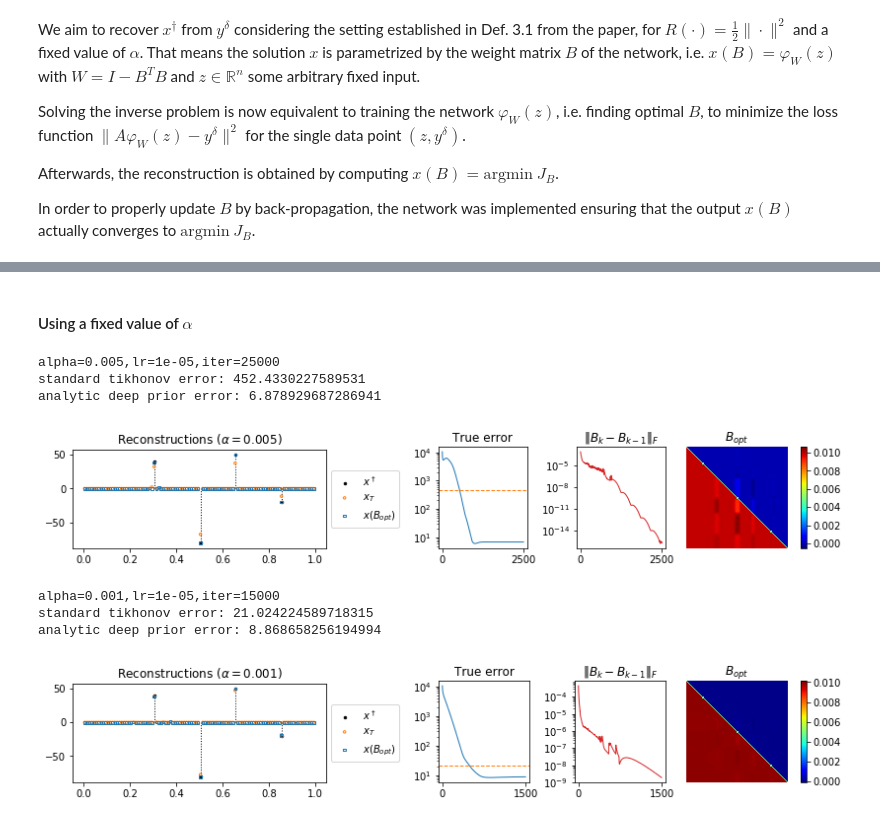
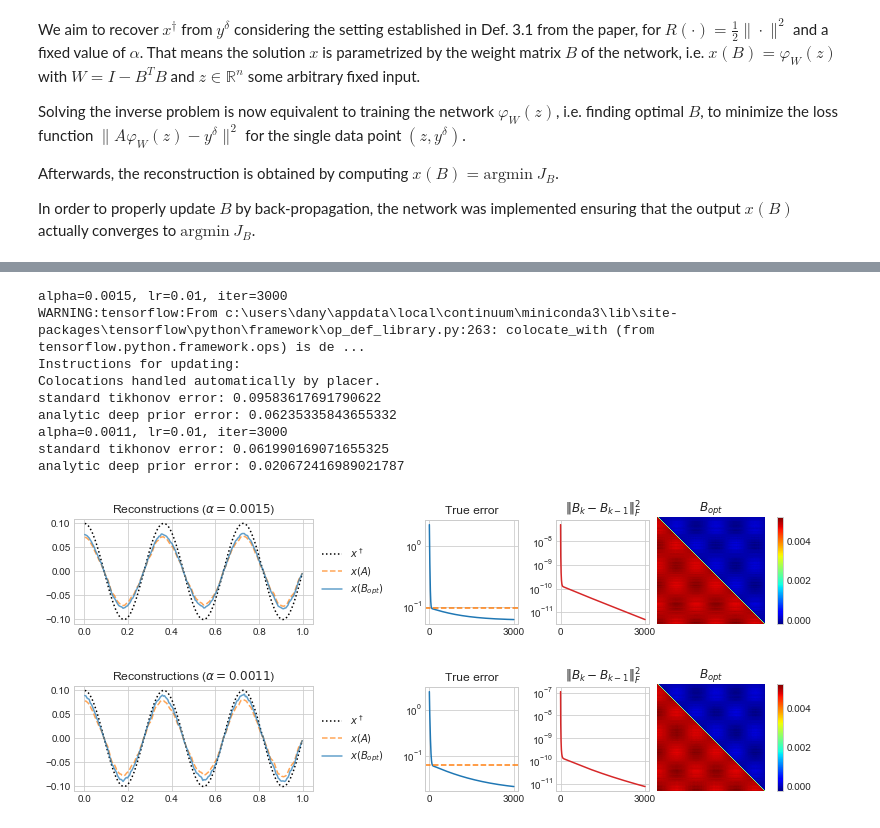
Before and after one commit to oterobaguer/analytic-deep-prior, a Jupyter notebook: analytic_deep_prior.ipynb, the cells around one changed output, grey strips where cells are left out. Cells and saved outputs as stored; diff of their text form; code cells hidden in the pictures.

```diff
--- a/analytic_deep_prior.ipynb
+++ b/analytic_deep_prior.ipynb
@@ -155,9 +239,0 @@ We choose $x^\dagger \in \mathbb{R}^n$ to be one of its singular vectors $u$. Th
-# %%
-u, s, v = np.linalg.svd(A)
-x_true = v[5].reshape(-1, 1)
-
-fig = plt.figure(figsize=(5.5, 2.2))
-ax = fig.add_subplot(1, 1, 1)
-plot_true_solution(ax, pts, x_true)
-
-# plt.savefig('x_true_l2.pdf')
@@ -190,23 +248,13 @@ In order to properly update $B$ by back-propagation, the network was implemented
 # %%
-from misc import Callback
-from solvers import tikhonov_l2
-
-network_err = []
-
 def fixed_alpha_l2(alpha, lr, iters):
     z = np.random.normal(0, 0.1, size=x_true.shape)
     print('alpha={}, lr={}, iter={}'.format(alpha, lr, iters))
+
     callback = Callback(x_true=x_true)
-
-    x_deep = analytic_deep_prior(A, z=z, y_delta=y_delta, alpha=alpha, lam=1/L, train_alpha=False, iters=iters, lr=lr,
-                                 callback=callback, callback_interval=1)
-
-    err = list([penalty(callback.x_seq[i] - tikhonov_l2(callback.B_seq[i], y_delta, alpha)) for i in range(len(callback.B_seq))])
+    x_deep = analytic_deep_prior_l2(A, z=z, y_delta=y_delta, alpha=alpha, lam=1/L, iters=iters, lr=lr, callback=callback)
     x_tik = tikhonov_l2(A, y_delta, alpha)
 
     print('standard tikhonov error: {}'.format(penalty(x_tik - x_true)))
-    print('analytic deep prior error: {}'.format(penalty(x_deep - x_true)))
+    print('analytic deep prior error: {}'.format(penalty(x_deep.reshape(-1) - x_true)))
 
-    plot_summary_fixed(pts, A, x_true=x_true, x_seq=callback.x_seq, x_ref=x_tik, B_seq=callback.B_seq, alpha=alpha)
-
-    return err
+    plot_summary_fixed_alpha(pts, A, x_true=x_true, x_seq=callback.x_seq, x_ref=x_tik, B_seq=callback.B_seq, alpha=alpha)
@@ -346,2 +285,0 @@ plot_data(ax, pts, y_true, y_delta)
-# %% [markdown]
-#### Using a fixed value of $\alpha$
@@ -368,16 +286,18 @@ def fixed_alpha_l1(alpha, lr, iters):
-# %%
-fixed_alpha_l1(alpha=5.0e-3, lr=1e-5, iters=25000)
-# plt.savefig('fixed_alpha_l1_1.pdf')
-# %% [output]
-alpha=0.005,lr=1e-05,iter=25000
-standard tikhonov error: 452.4330227589531
-analytic deep prior error: 6.878929687286941
-[figure, removed]
-# %%
-fixed_alpha_l1(alpha=1.0e-3, lr=1e-5, iters=15000)
-# plt.savefig('fixed_alpha_l1_2.pdf')
-# %% [output]
-alpha=0.001,lr=1e-05,iter=15000
-standard tikhonov error: 21.024224589718315
-analytic deep prior error: 8.868658256194994
-[figure, removed]
+# %%
+fixed_alpha_l2(alpha=0.0015, lr=0.01, iters=3000)
+plt.savefig('figures/fixed_alpha_l2_1.pdf')
+
+fixed_alpha_l2(alpha=0.0011, lr=0.01, iters=3000)
+plt.savefig('figures/fixed_alpha_l2_2.pdf')
+# %% [output]
+alpha=0.0015, lr=0.01, iter=3000
+WARNING:tensorflow:From c:\users\dany\appdata\local\continuum\miniconda3\lib\site-packages\tensorflow\python\framework\op_def_library.py:263: colocate_with (from tensorflow.python.framework.ops) is de ...
+Instructions for updating:
+Colocations handled automatically by placer.
+standard tikhonov error: 0.09583617691790622
+analytic deep prior error: 0.06235335843655332
+alpha=0.0011, lr=0.01, iter=3000
+standard tikhonov error: 0.061990169071655325
+analytic deep prior error: 0.020672416989021787
+[figure, added]
+[figure, added]
```
Also changed, not shown: parts of 32 cells of this notebook, 6 other files.
